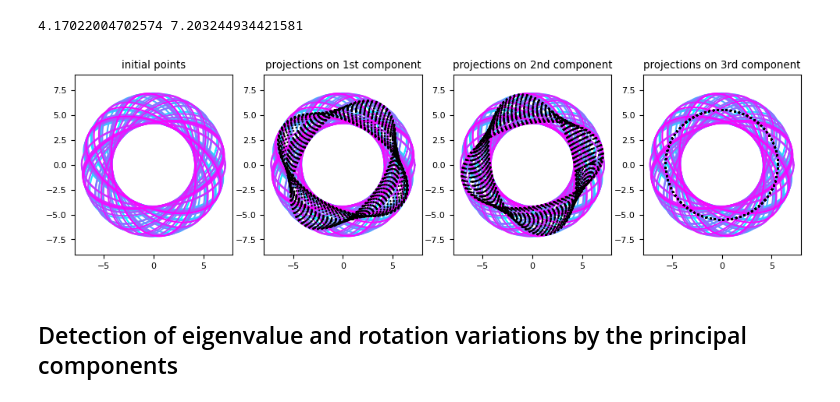
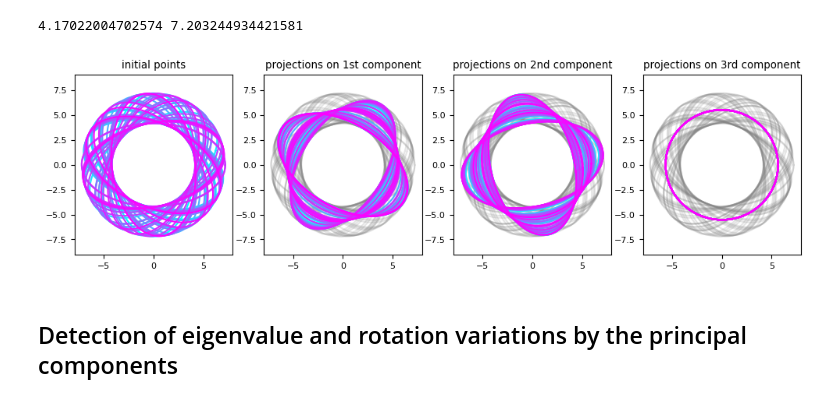
Before and after one commit to alebrigant/bures-wasserstein-gpca, a Jupyter notebook: examples/pga_and_spectral_decomposition.ipynb, the cells around one changed output. Saved outputs shown, nothing was run; the diff lists cells and outputs as text; code cells hidden in the pictures.

```diff
--- a/examples/pga_and_spectral_decomposition.ipynb
+++ b/examples/pga_and_spectral_decomposition.ipynb
@@ -72,6 +100,6 @@ diag_mat = np.diag([eig_1, eig_2])
 points_spd = np.stack([rot @ diag_mat @ rot.T for rot in rotations])
 # %%
 pga = BuresWassersteinPGA(dim=2).fit(points_spd)
-plot_results(points_spd, pga)
+plot_results_1(points_spd, pga)
 # %% [output]
-[figure, old version]
+[figure, new version]
```
Also changed, not shown: parts of 20 cells of this notebook, 7 other files.
